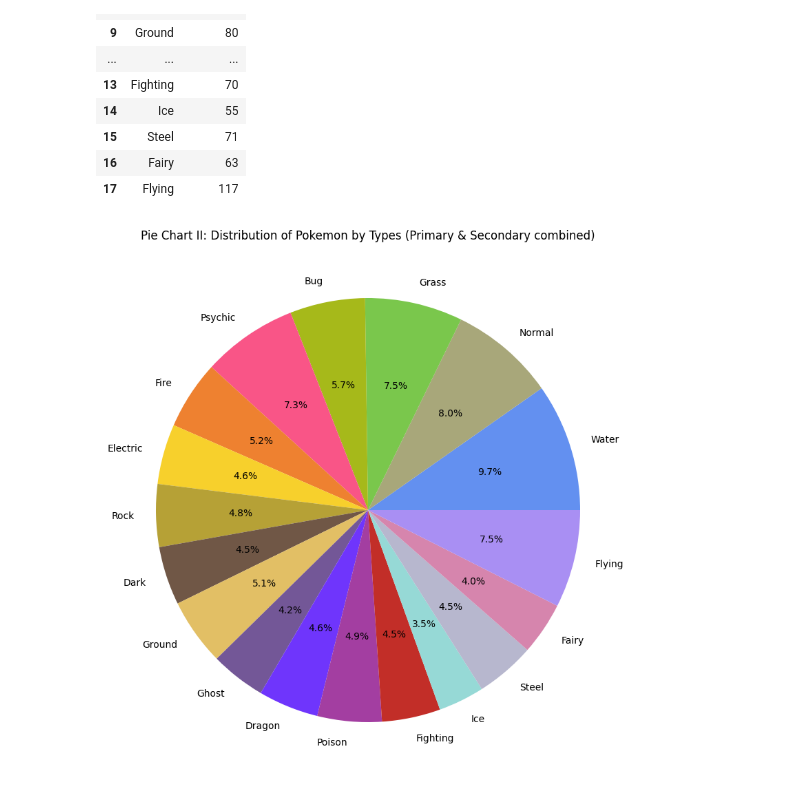
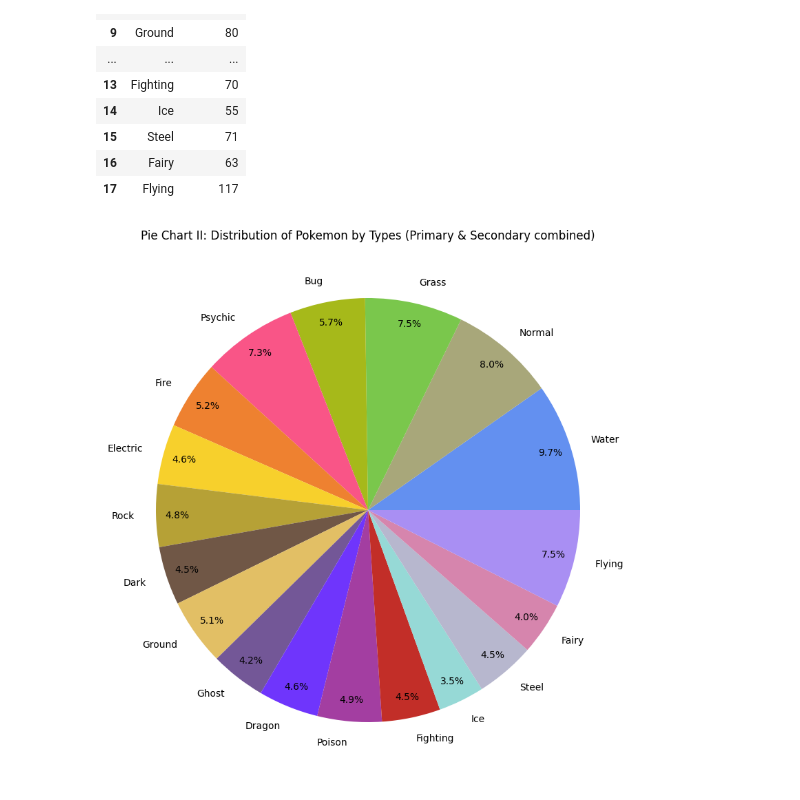
Before and after one commit to aveeyan/PokeDataAnalysis, a Jupyter notebook: STATS3_pokemon_types.ipynb, the cells around one changed output. Cells and saved outputs as stored; diff of their text form; code cells hidden in the pictures.

Commit message:
Fixed autopct location for piecharts; Added piecharts for Primary and Secondary type counts

```diff
--- a/STATS3_pokemon_types.ipynb
+++ b/STATS3_pokemon_types.ipynb
@@ -108,15 +108,16 @@ type_distribution_combined
 | 16 | Fairy | 63 |
 | 17 | Flying | 117 |
 # %%
-## Pie Chart for Type Distribution for Pokemon
+#3B Pie Chart for Type Distribution for Pokemon (Total)
 plt.figure(figsize=(10, 10))
 plt.pie(
     type_distribution_combined["tot_count"],
     labels = type_distribution_combined["type"],
     colors = type_distribution_combined["type"].apply(lambda x: PokeTypeInfo(x).type_colors()),
-    autopct="%1.1f%%"
+    autopct="%1.1f%%",
+    pctdistance=0.9
 )
 plt.title("Pie Chart II: Distribution of Pokemon by Types (Primary & Secondary combined)")
 plt.show()
 # %% [output]
-[figure, old version]
+[figure, new version]
```
Also changed, not shown: parts of 3 cells of this notebook.
